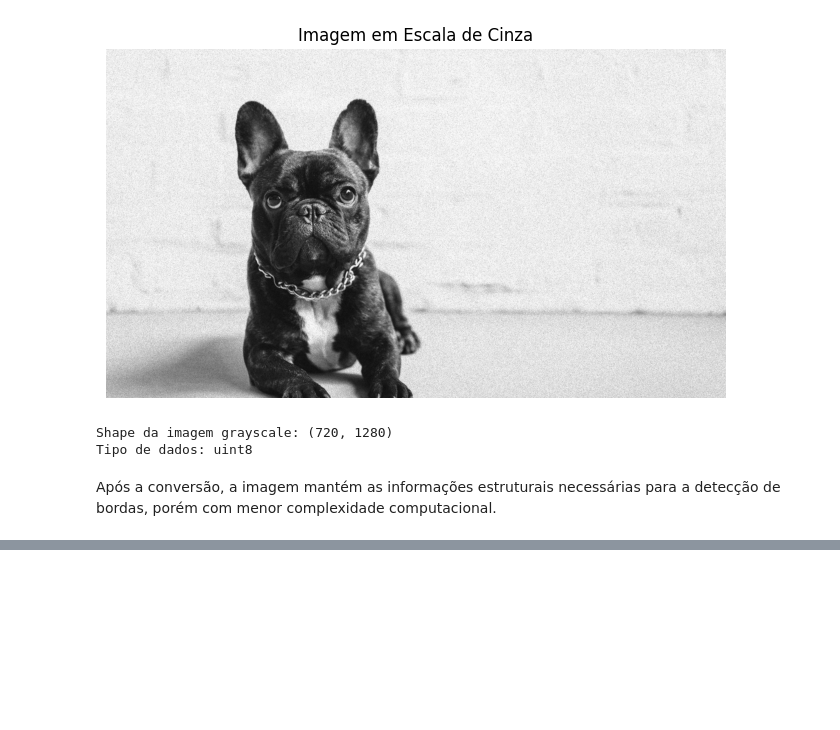
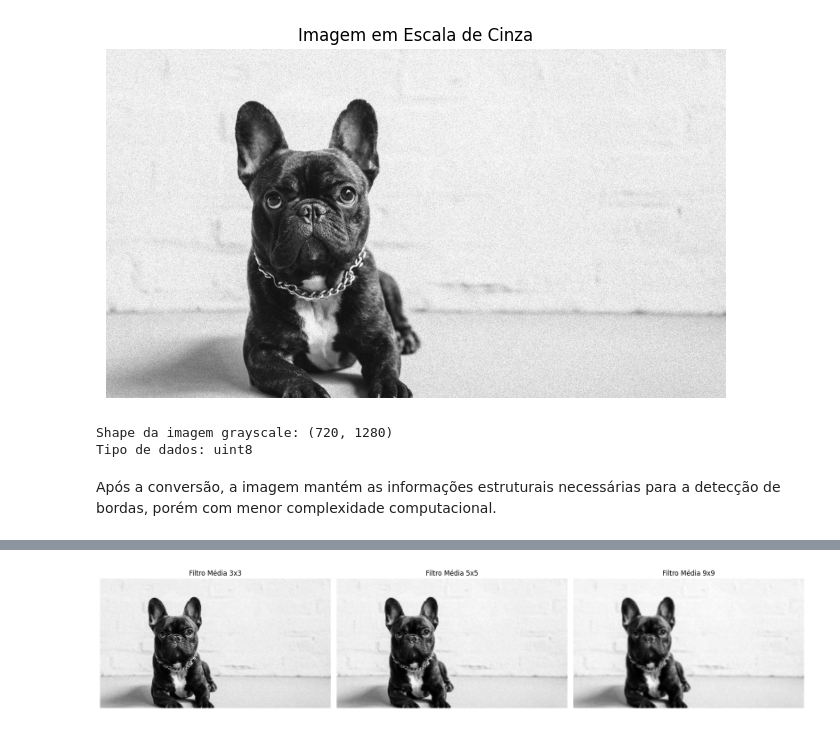
Before and after one commit to stefannevictoria/turtle-draw, a Jupyter notebook: edge-detection.ipynb, the cells around one changed output, grey strips where cells are left out. Saved outputs shown, nothing was run; the diff lists cells and outputs as text; code cells hidden in the pictures; blank space fills up the shorter version.

Commit message:
feat: adiciona filtro de media

```diff
--- a/edge-detection.ipynb
+++ b/edge-detection.ipynb
@@ -101,0 +138,28 @@ Após a conversão, a imagem mantém as informações estruturais necessárias p
+# %%
+# Aplicar filtros
+mean_filtered_3 = mean_filter(gray_img, 3)
+mean_filtered_5 = mean_filter(gray_img, 5)
+mean_filtered_9 = mean_filter(gray_img, 9)
+
+# Exibir resultados
+fig, axes = plt.subplots(1, 3, figsize=(18, 6))
+
+# Filtro 3x3
+axes[0].imshow(mean_filtered_3, cmap='gray')
+axes[0].set_title("Filtro Média 3x3")
+axes[0].axis("off")
+
+# Filtro 5x5
+axes[1].imshow(mean_filtered_5, cmap='gray')
+axes[1].set_title("Filtro Média 5x5")
+axes[1].axis("off")
+
+# Filtro 9x9
+axes[2].imshow(mean_filtered_9, cmap='gray')
+axes[2].set_title("Filtro Média 9x9")
+axes[2].axis("off")
+
+plt.tight_layout()
+plt.show()
+# %% [output]
+[figure, added]
```
Also changed, not shown: parts of 8 cells of this notebook.
